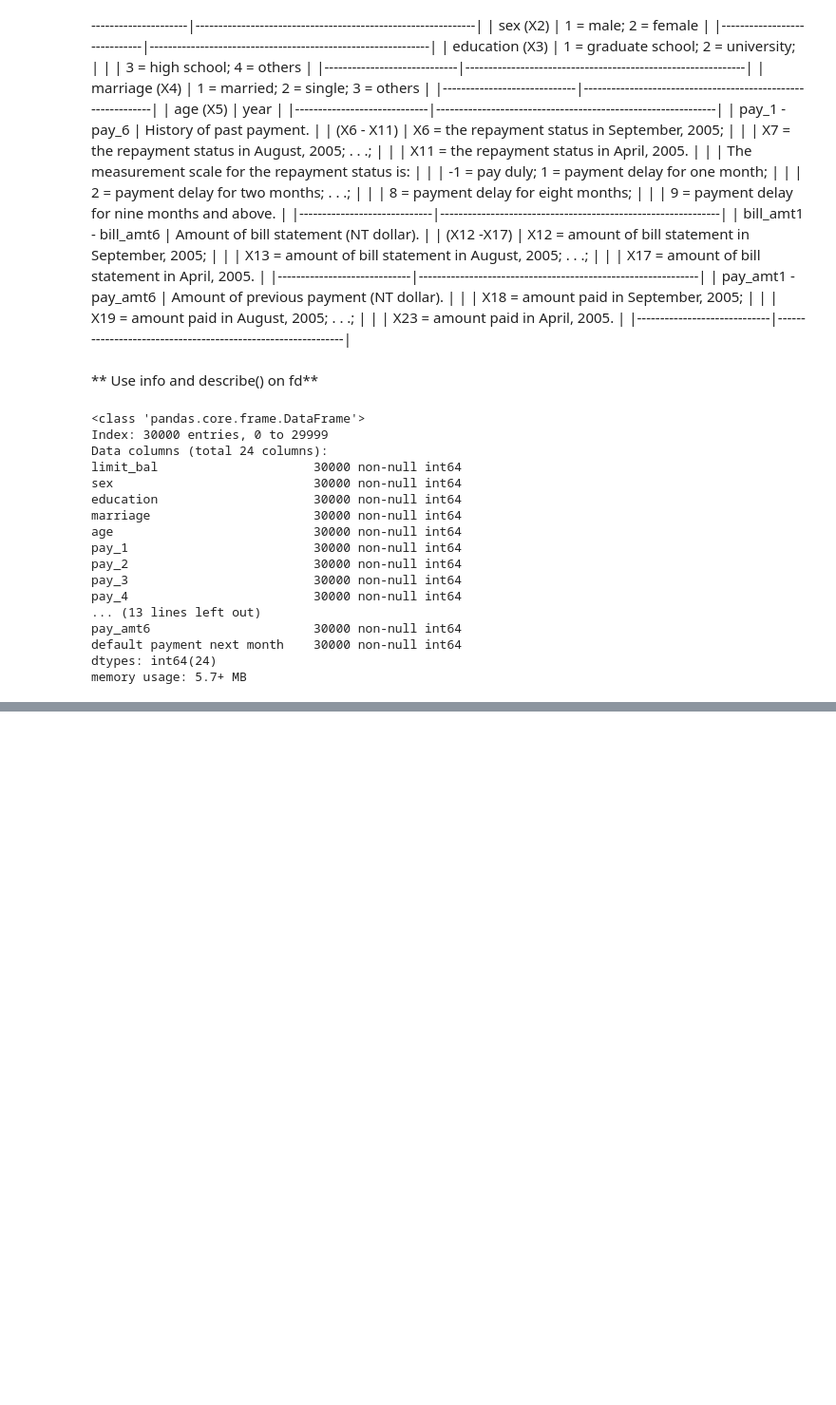
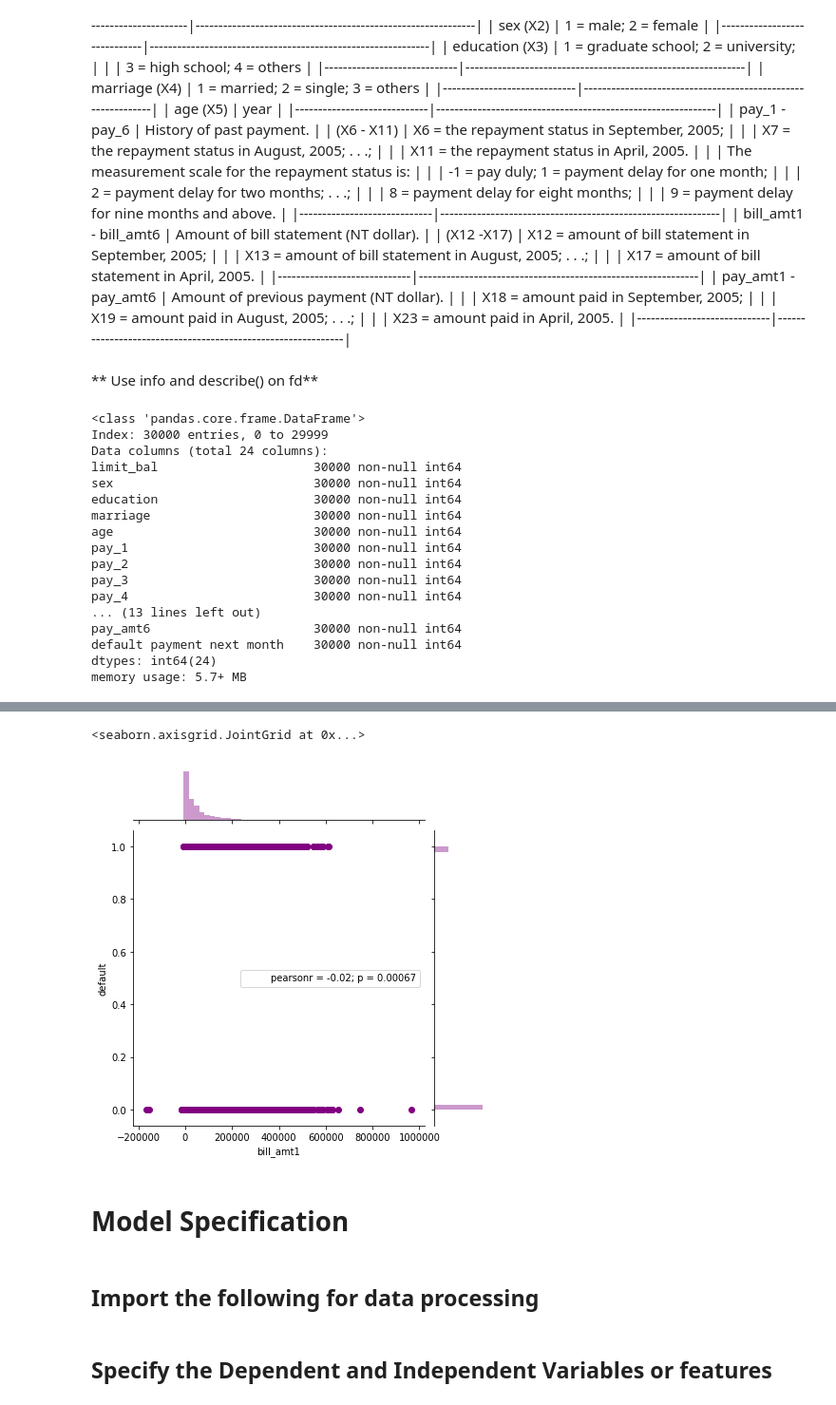
Before and after one commit to zjgcainiao/ML_CreditCardDefaultPrediction, a Jupyter notebook: default_of_credit_card/credit_default_rate.ipynb, the cells around one changed output, grey strips where cells are left out. Shown: that part at 95% size. Cells and saved outputs as stored; diff of their text form; code cells hidden in the pictures; blank space fills up the shorter version.

```diff
--- a/default_of_credit_card/credit_default_rate.ipynb
+++ b/default_of_credit_card/credit_default_rate.ipynb
@@ -339,0 +208,9 @@ print(confusion_matrix(y_test,predictions))
+# %%
+sns.jointplot(x='bill_amt1',y='default',data=credit_default,color='purple')
+# %% [output]
+<seaborn.axisgrid.JointGrid at 0x...>
+[figure, added]
+# %% [markdown]
+# Model Specification
+# %% [markdown]
+## Import the following for data processing
@@ -339,0 +221,2 @@ print(confusion_matrix(y_test,predictions))
+# %% [markdown]
+## Specify the Dependent and Independent Variables or features
```
Also changed, not shown: parts of 86 cells of this notebook, 9 other files.
